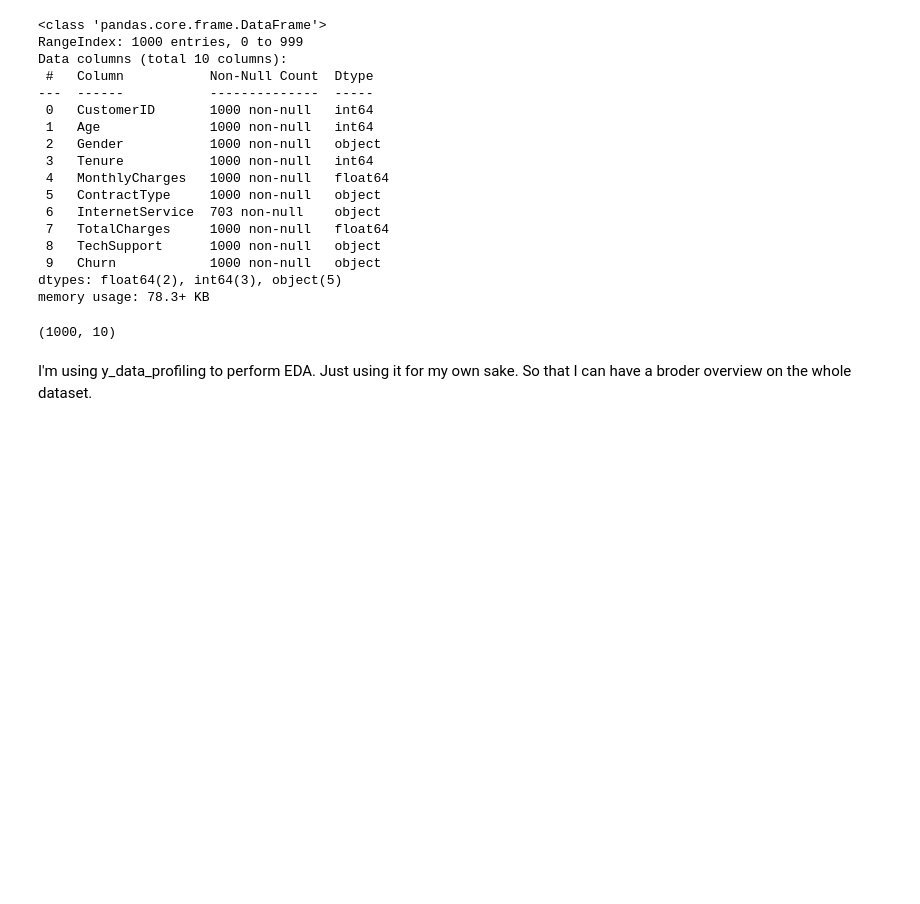
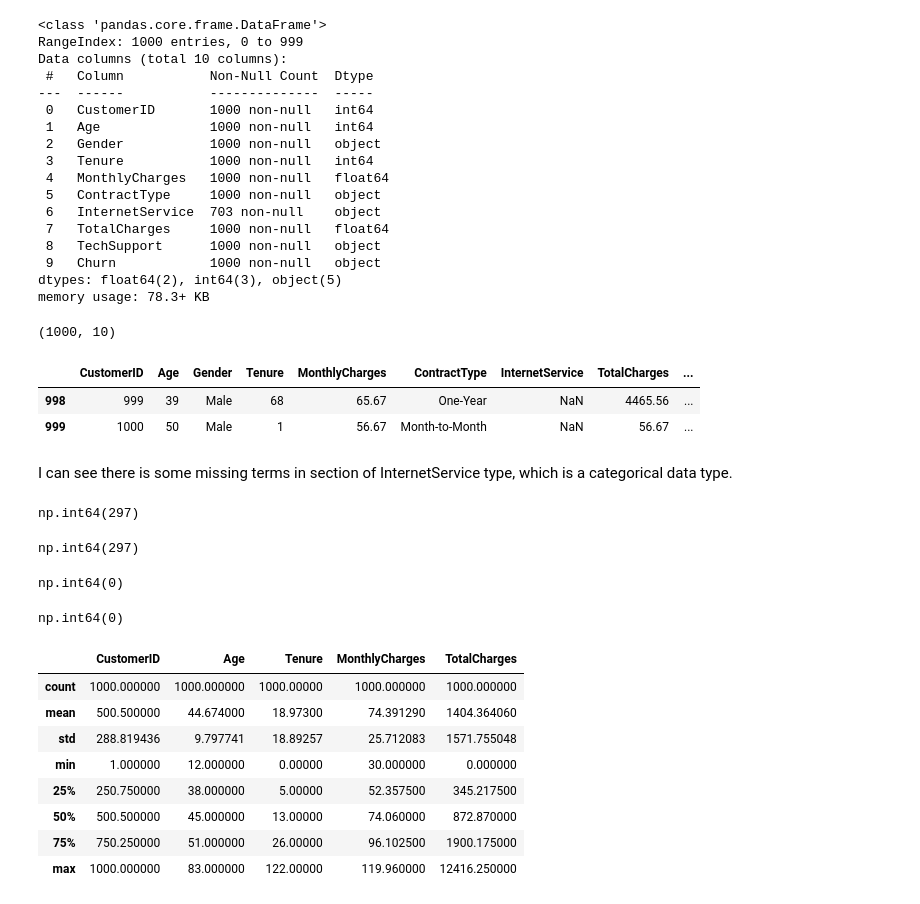
Before and after one commit to Nikhil09052007/Customer_Churn_Prediction, a Jupyter notebook: main.ipynb, the cells around one changed output. Drawn from its saved outputs; the diff is of its cells as text; code cells hidden in the pictures; blank space fills up the shorter version.

Commit message:
Updating section of EDA

```diff
--- a/main.ipynb
+++ b/main.ipynb
@@ -60,5 +70,3 @@ memory usage: 78.3+ KB
 df.shape
 # %% [output]
 (1000, 10)
-# %% [markdown]
-I'm using y_data_profiling to perform EDA. Just using it for my own sake. So that I can have a broder overview on the whole dataset.
@@ -71,0 +73,16 @@ profile.to_file('eda_report.html')
+# %%
+df.tail(2)
+# %% [output]
+|  | CustomerID | Age | Gender | Tenure | MonthlyCharges | ContractType | InternetService | TotalCharges | ... |
+| 998 | 999 | 39 | Male | 68 | 65.67 | One-Year | NaN | 4465.56 | ... |
+| 999 | 1000 | 50 | Male | 1 | 56.67 | Month-to-Month | NaN | 56.67 | ... |
+# %% [markdown]
+I can see there is some missing terms in section of InternetService type, which is a categorical data type.
+# %%
+df.isna().sum().sum()
+# %% [output]
+np.int64(297)
+# %%
+df['InternetService'].isna().sum()
+# %% [output]
+np.int64(297)
@@ -71,0 +92,22 @@ profile.to_file('eda_report.html')
+# %%
+df.isna().sum().sum()
+# %% [output]
+np.int64(0)
+# %%
+# Checking for duplicated values
+df.duplicated().sum()
+# %% [output]
+np.int64(0)
+# %%
+# Mathematical aspects of df:
+df.describe()
+# %% [output]
+|  | CustomerID | Age | Tenure | MonthlyCharges | TotalCharges |
+| count | 1000.000000 | 1000.000000 | 1000.00000 | 1000.000000 | 1000.000000 |
+| mean | 500.500000 | 44.674000 | 18.97300 | 74.391290 | 1404.364060 |
+| std | 288.819436 | 9.797741 | 18.89257 | 25.712083 | 1571.755048 |
+| min | 1.000000 | 12.000000 | 0.00000 | 30.000000 | 0.000000 |
+| 25% | 250.750000 | 38.000000 | 5.00000 | 52.357500 | 345.217500 |
+| 50% | 500.500000 | 45.000000 | 13.00000 | 74.060000 | 872.870000 |
+| 75% | 750.250000 | 51.000000 | 26.00000 | 96.102500 | 1900.175000 |
+| max | 1000.000000 | 83.000000 | 122.00000 | 119.960000 | 12416.250000 |
```
Also changed, not shown: parts of 18 cells of this notebook, 3 other files.
